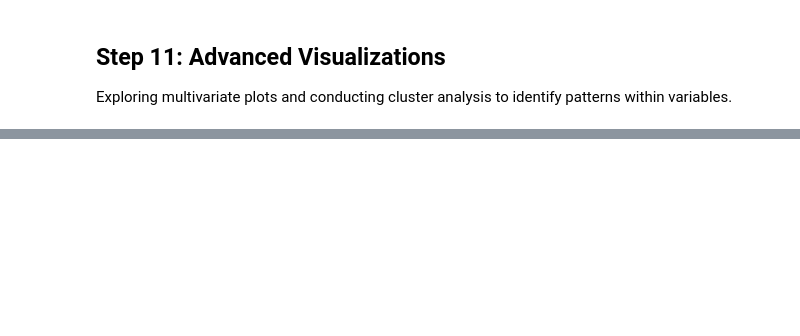
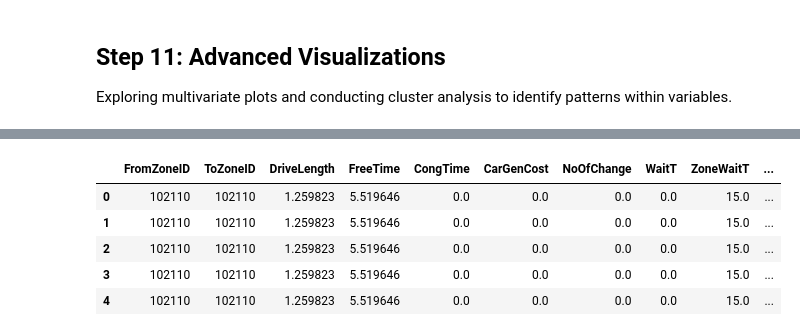
Before and after one commit to mihainipomici/multimodal_public_transport_copenhagen, a Jupyter notebook: notebooks/gm_processing.ipynb, the cells around one changed output, grey strips where cells are left out. Saved outputs shown, nothing was run; the diff lists cells and outputs as text; code cells hidden in the pictures; blank space fills up the shorter version.

```diff
--- a/notebooks/gm_processing.ipynb
+++ b/notebooks/gm_processing.ipynb
@@ -788,0 +774,9 @@ The `ci` parameter is deprecated. Use `errorbar=None` for the same effect.
+# %%
+data.head()
+# %% [output]
+|  | FromZoneID | ToZoneID | DriveLength | FreeTime | CongTime | CarGenCost | NoOfChange | WaitT | ZoneWaitT | ... |
+| 0 | 102110 | 102110 | 1.259823 | 5.519646 | 0.0 | 0.0 | 0.0 | 0.0 | 15.0 | ... |
+| 1 | 102110 | 102110 | 1.259823 | 5.519646 | 0.0 | 0.0 | 0.0 | 0.0 | 15.0 | ... |
+| 2 | 102110 | 102110 | 1.259823 | 5.519646 | 0.0 | 0.0 | 0.0 | 0.0 | 15.0 | ... |
+| 3 | 102110 | 102110 | 1.259823 | 5.519646 | 0.0 | 0.0 | 0.0 | 0.0 | 15.0 | ... |
+| 4 | 102110 | 102110 | 1.259823 | 5.519646 | 0.0 | 0.0 | 0.0 | 0.0 | 15.0 | ... |
```
Also changed, not shown: parts of 22 cells of this notebook, 7 other files.
